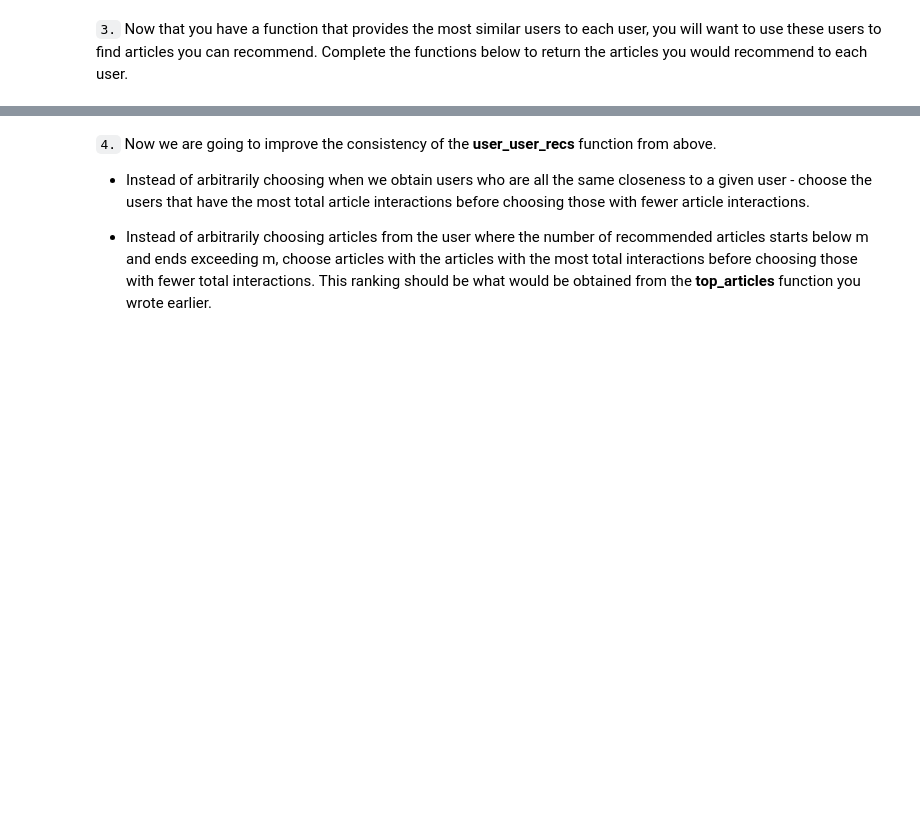
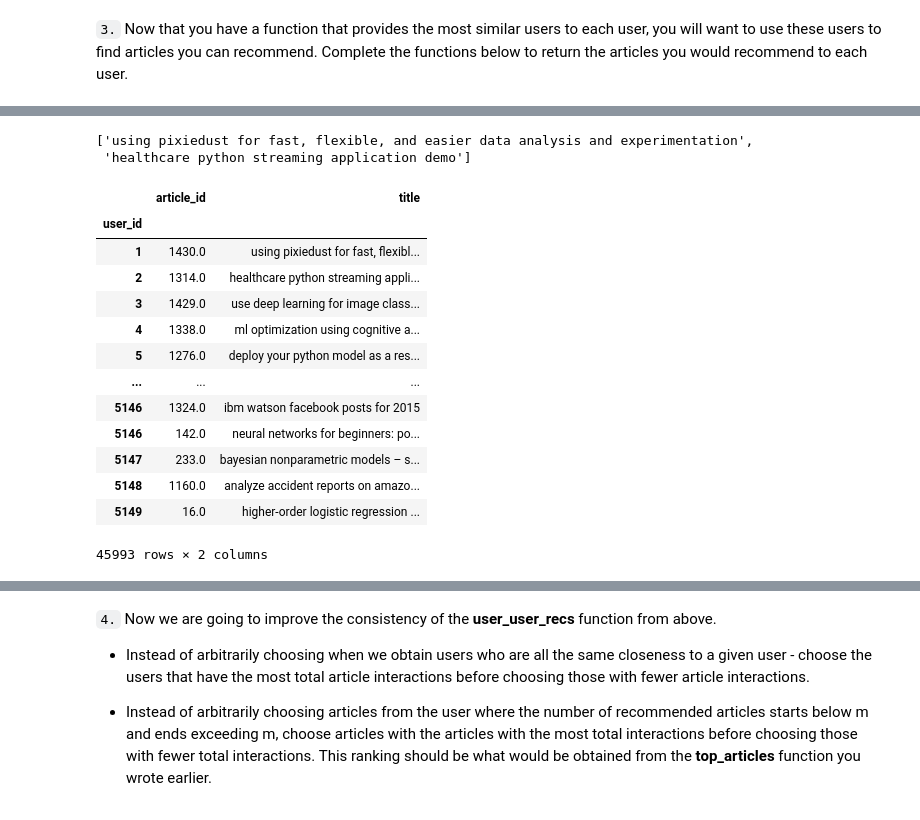
Before and after one commit to sunnykan/ibm-recommendations, a Jupyter notebook: scratch/notebooks/Recommendations_with_IBM.ipynb, the cells around one changed output, grey strips where cells are left out. Saved outputs shown, nothing was run; the diff lists cells and outputs as text; code cells hidden in the pictures; blank space fills up the shorter version.

```diff
--- a/scratch/notebooks/Recommendations_with_IBM.ipynb
+++ b/scratch/notebooks/Recommendations_with_IBM.ipynb
@@ -233,0 +298,2 @@ max_views = # The most viewed article in the dataset was viewed how many times?
+# %%
+df = email_mapper()
@@ -235,25 +326,25 @@ max_views = # The most viewed article in the dataset was viewed how many times?
 ## No need to change the code here - this will be helpful for later parts of the notebook
 # Run this cell to map the user email to a user_id column and remove the email column
 
-def email_mapper():
-    coded_dict = dict()
-    cter = 1
-    email_encoded = []
+# def email_mapper():
+#     coded_dict = dict()
+#     cter = 1
+#     email_encoded = []
 
-    for val in df['email']:
-        if val not in coded_dict:
-            coded_dict[val] = cter
-            cter+=1
+#     for val in df['email']:
+#         if val not in coded_dict:
+#             coded_dict[val] = cter
+#             cter+=1
 
-        email_encoded.append(coded_dict[val])
-    return email_encoded
+#         email_encoded.append(coded_dict[val])
+#     return email_encoded
 
-email_encoded = email_mapper()
-del df['email']
-df['user_id'] = email_encoded
+# email_encoded = email_mapper()
+# del df['email']
+# df['user_id'] = email_encoded
 
-# show header
-df.head()
+# # show header
+# df.head()
 # %%
 ## If you stored all your results in the variable names above,
 ## you shouldn't need to change anything in this cell
@@ -311,3 +445,5 @@ print(get_top_article_ids(10))
+# %%
+df = df[['user_id', 'article_id', 'title']]
 # %%
 # Test your function by returning the top 5, 10, and 20 articles
 top_5 = get_top_articles(5)
@@ -397,3 +530,5 @@ print("The 5 most similar users to user 3933 are: {}".format(find_similar_users(
 print("The 3 most similar users to user 46 are: {}".format(find_similar_users(46)[:3]))
 # %% [markdown]
 `3.` Now that you have a function that provides the most similar users to each user, you will want to use these users to find articles you can recommend.  Complete the functions below to return the articles you would recommend to each user.
+# %%
+df1 = df.copy()
@@ -399,0 +567,22 @@ print("The 3 most similar users to user 46 are: {}".format(find_similar_users(46
+# %%
+get_article_names(article_ids, df=df)
+# %% [output]
+['using pixiedust for fast, flexible, and easier data analysis and experimentation',
+ 'healthcare python streaming application demo']
+# %%
+df1
+# %% [output]
+|  | article_id | title |
+| user_id |  |  |
+| 1 | 1430.0 | using pixiedust for fast, flexibl... |
+| 2 | 1314.0 | healthcare python streaming appli... |
+| 3 | 1429.0 | use deep learning for image class... |
+| 4 | 1338.0 | ml optimization using cognitive a... |
+| 5 | 1276.0 | deploy your python model as a res... |
+| ... | ... | ... |
+| 5146 | 1324.0 | ibm watson facebook posts for 2015 |
+| 5146 | 142.0 | neural networks for beginners: po... |
+| 5147 | 233.0 | bayesian nonparametric models – s... |
+| 5148 | 1160.0 | analyze accident reports on amazo... |
+| 5149 | 16.0 | higher-order logistic regression ... |
+45993 rows × 2 columns
```
Also changed, not shown: parts of 47 cells of this notebook.
